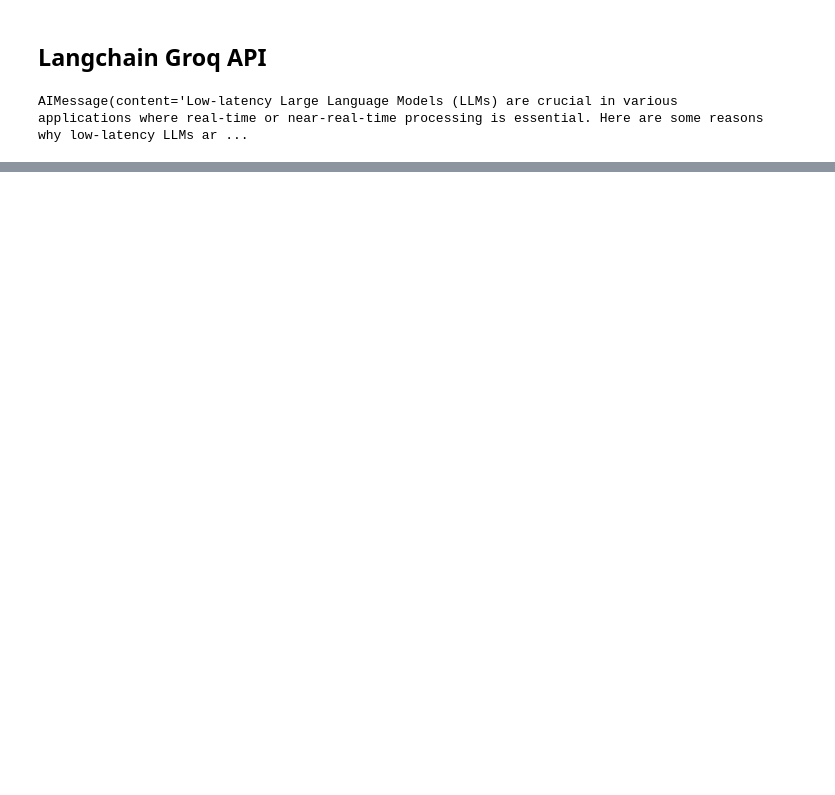
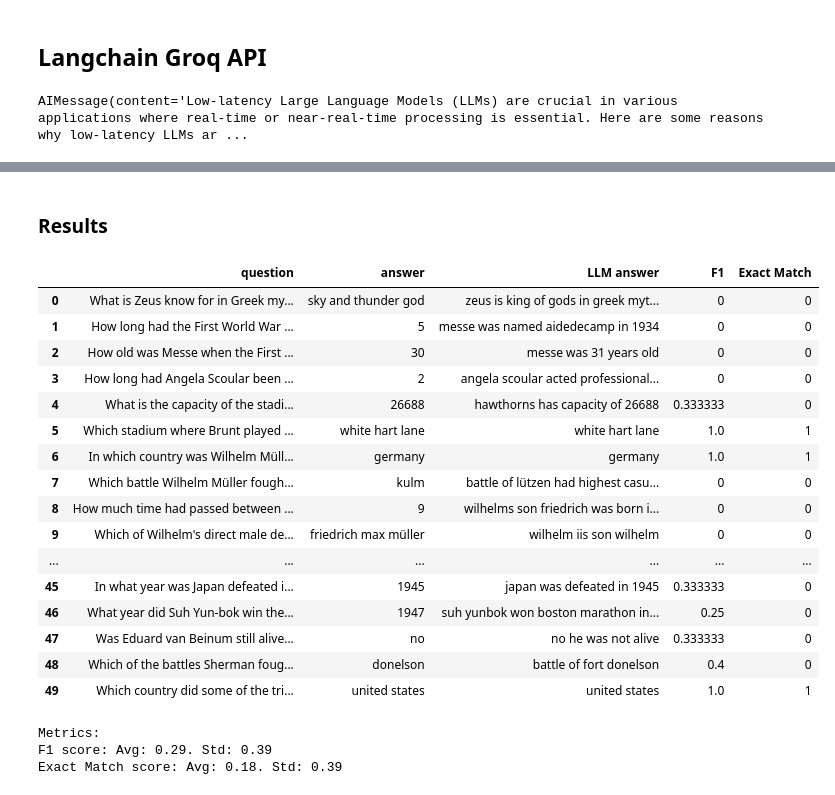
Before and after one commit to fabiograssiotto/IA024, a Jupyter notebook: Aula_9_10/RA890441 - Aula9_10.ipynb, the cells around one changed output, grey strips where cells are left out. Saved outputs shown, nothing was run; the diff lists cells and outputs as text; code cells hidden in the pictures; blank space fills up the shorter version.

```diff
--- a/Aula_9_10/RA890441 - Aula9_10.ipynb
+++ b/Aula_9_10/RA890441 - Aula9_10.ipynb
@@ -258,7 +206,13 @@ def search_top5(documents, query):
     bm25 = BM25Okapi(tokenized_corpus)
 
     tokenized_query = query.split(" ")
-    result = bm25.get_top_n(tokenized_query, corpus, n=5)
+    result_raw = bm25.get_top_n(tokenized_query, corpus, n=5)
+
+    # Reduce the number of tokens in the result to fit the Groq API.
+    result = []
+    for res in result_raw:
+        str = res[:512]
+        result.append(str)
     return result
 
 search_top5(documents, questions_to_ask[30]['Question'])
@@ -299,0 +288,6 @@ AIMessage(content='Low-latency Large Language Models (LLMs) are crucial in vario
+# %%
+@tool
+def get_top5(question: str) -> list[str]:
+    """Returns a list of strings with texts to help solve a question."""
+    str_list = search_top5(documents, question)
+    return str_list
@@ -299,0 +304,9 @@ AIMessage(content='Low-latency Large Language Models (LLMs) are crucial in vario
+# %%
+prompt = PromptTemplate.from_template(LANGCHAIN_CHAT_SYSTEM_HEADER)
+llm = ChatGroq(temperature=0,
+               model_name=MODEL_NAME,
+                      api_key=load_groq_key())
+tools = [get_top5]
+
+agent = create_react_agent(llm, tools, prompt)
+agent_executor = AgentExecutor(agent=agent, tools=tools, verbose=True, handle_parsing_errors=True)
@@ -299,0 +367,17 @@ AIMessage(content='Low-latency Large Language Models (LLMs) are crucial in vario
+# %%
+# Create dataframe with question, answer, Llm answer and scores
+import pandas as pd
+df_results = pd.DataFrame(columns=['question', 'answer', 'LLM answer', 'F1', 'Exact Match'])
+
+for item in tqdm(questions_to_ask):
+    question = item.get('Question')
+    answer = normalize_answer(item.get('Answer'))
+
+    # RAG context using search
+    agent_answer = agent_executor.invoke({"input": "Question: " + question})
+    llm_answer = normalize_answer(agent_answer['output'])
+    f1_score = token_f1_score(llm_answer, answer)
+    e_match_score = 1 if llm_answer == answer else 0
+
+    row = pd.Series([question, answer, llm_answer, f1_score, e_match_score], index=df_results.columns)
+    df_results = pd.concat([df_results, pd.DataFrame([row])], ignore_index=True)
@@ -299,0 +547,22 @@ AIMessage(content='Low-latency Large Language Models (LLMs) are crucial in vario
+# %% [markdown]
+### Results
+# %%
+df_results
+# %% [output]
+|  | question | answer | LLM answer | F1 | Exact Match |
+| 0 | What is Zeus know for in Greek my... | sky and thunder god | zeus is king of gods in greek myt... | 0 | 0 |
+| 1 | How long had the First World War ... | 5 | messe was named aidedecamp in 1934 | 0 | 0 |
+| 2 | How old was Messe when the First ... | 30 | messe was 31 years old | 0 | 0 |
+| 3 | How long had Angela Scoular been ... | 2 | angela scoular acted professional... | 0 | 0 |
+| 4 | What is the capacity of the stadi... | 26688 | hawthorns has capacity of 26688 | 0.333333 | 0 |
+| 5 | Which stadium where Brunt played ... | white hart lane | white hart lane | 1.0 | 1 |
+| 6 | In which country was Wilhelm Müll... | germany | germany | 1.0 | 1 |
+| 7 | Which battle Wilhelm Müller fough... | kulm | battle of lützen had highest casu... | 0 | 0 |
+| 8 | How much time had passed between ... | 9 | wilhelms son friedrich was born i... | 0 | 0 |
+| 9 | Which of Wilhelm's direct male de... | friedrich max müller | wilhelm iis son wilhelm | 0 | 0 |
+| ... | ... | ... | ... | ... | ... |
+| 45 | In what year was Japan defeated i... | 1945 | japan was defeated in 1945 | 0.333333 | 0 |
+| 46 | What year did Suh Yun-bok win the... | 1947 | suh yunbok won boston marathon in... | 0.25 | 0 |
+| 47 | Was Eduard van Beinum still alive... | no | no he was not alive | 0.333333 | 0 |
+| 48 | Which of the battles Sherman foug... | donelson | battle of fort donelson | 0.4 | 0 |
+| 49 | Which country did some of the tri... | united states | united states | 1.0 | 1 |
@@ -299,0 +571,8 @@ AIMessage(content='Low-latency Large Language Models (LLMs) are crucial in vario
+# %%
+print("Metrics:")
+print(f"F1 score: Avg: {df_results['F1'].mean():.2f}. Std: {df_results['F1'].std():.2f}")
+print(f"Exact Match score: Avg: {df_results['Exact Match'].mean():.2f}. Std: {df_results['Exact Match'].std():.2f}")
+# %% [output]
+Metrics:
+F1 score: Avg: 0.29. Std: 0.39
+Exact Match score: Avg: 0.18. Std: 0.39
```
Also changed, not shown: parts of 20 cells of this notebook, 1 other file.
